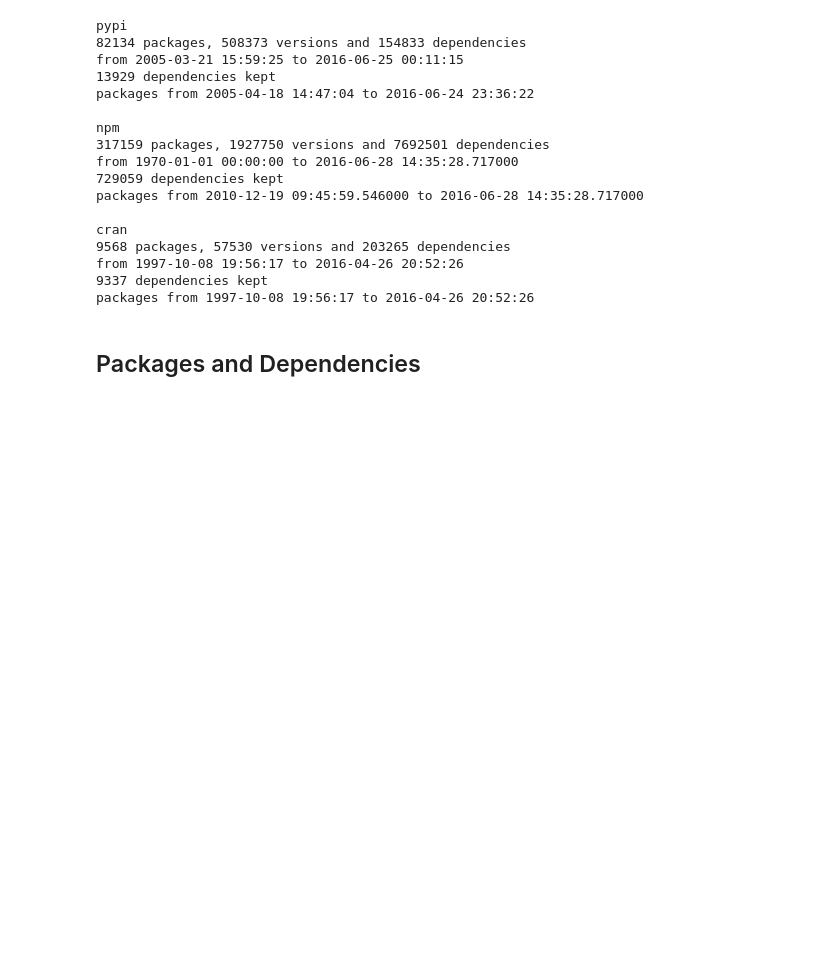
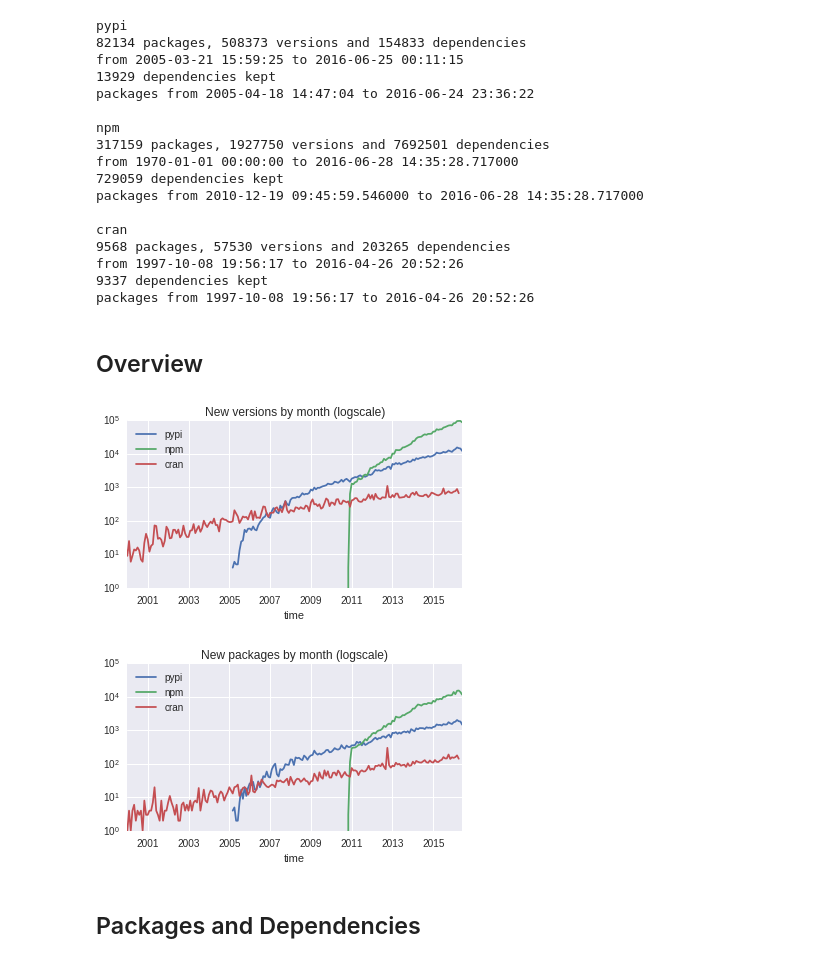
Before and after one commit to maelick/ecos-analysis, a Jupyter notebook: WEA2016-ecos/notebook/Ecosystem graphs.ipynb, the cells around one changed output. Saved outputs shown, nothing was run; the diff lists cells and outputs as text; code cells hidden in the pictures; blank space fills up the shorter version.

```diff
--- a/WEA2016-ecos/notebook/Ecosystem graphs.ipynb
+++ b/WEA2016-ecos/notebook/Ecosystem graphs.ipynb
@@ -24,6 +24,10 @@ def savefig(fig, name):
     return fig.savefig('../figures/{}.pdf'.format(name), bbox_inches='tight')
 # %%
 graphs = OrderedDict()
+df_all_packages = OrderedDict()
+df_packages = OrderedDict()
+df_all_deps = OrderedDict()
+df_deps = OrderedDict()
 
 for ecos in ecosystems:
     with gzip.GzipFile('../../{}/data/packages.csv.gz'.format(ecos)) as f:
@@ -38,16 +42,22 @@ for ecos in ecosystems:
           len(deps), 'dependencies')
     print('from', min(packages.time), 'to', max(packages.time))
 
+    df_all_packages[ecos] = packages
+    df_all_deps[ecos] = deps
+
     # Take latest version of each package
     packages = packages.sort_values('time').groupby(level=0, sort=False).tail(1)
     deps = packages.merge(deps, how='inner', left_index=True, right_on=['package', 'version']).dropna()
 
     print(len(deps), 'dependencies kept')
-    print('packages from', min(packages.time), 'to', max(packages.time))
+    print('packages from', packages.time.min(), 'to', packages.time.max())
     print()
 
     # Filter out dependencies that are not registered packages
     deps = packages.reset_index().merge(deps, how='inner', left_on='package', right_on='dependency', suffixes=('_2', ''))
+
+    df_packages[ecos] = packages
+    df_deps[ecos] = deps
 
     # Construct graph
     graph = igraph.Graph(directed=True)
@@ -74,6 +84,50 @@ cran
 from 1997-10-08 19:56:17 to 2016-04-26 20:52:26
 9337 dependencies kept
 packages from 1997-10-08 19:56:17 to 2016-04-26 20:52:26
+# %% [markdown]
+## Overview
+# %%
+fig_v, ax_v = matplotlib.pyplot.subplots()
+fig_p, ax_p = matplotlib.pyplot.subplots()
+
+fig_v.set_size_inches(FIG_SIZE)
+fig_p.set_size_inches(FIG_SIZE)
+
+if SHOW_TITLE:
+    ax_v.set_title('New versions by month (logscale)')
+    ax_p.set_title('New packages by month (logscale)')
+
+for ecos, all_packages in df_all_packages.items():
+    df1 = (all_packages
+            .set_index('time')
+            .assign(n=1)
+            .resample('1M')
+            .sum()
+            .fillna(0)
+            .rename(columns={'n': ecos})
+          )
+    df1.plot(ax=ax_v, logy=True)
+
+    df2 = (all_packages
+            .groupby(level=0)
+            .min()
+            .set_index('time')
+            .assign(n=1)
+            .resample('1M')
+            .sum()
+            .fillna(0)
+            .rename(columns={'n': ecos})
+          )
+    df2.plot(ax=ax_p, logy=True)
+
+ax_v.set_xlim(pandas.to_datetime('2000-01-01'))
+ax_p.set_xlim(pandas.to_datetime('2000-01-01'))
+
+savefig(fig_v, 'evol_versions')
+savefig(fig_p, 'evol_packages')
+# %% [output]
+[figure, added]
+[figure, added]
 # %% [markdown]
 ## Packages and Dependencies
 # %%
```
Also changed, not shown: parts of 1 cell of this notebook, 9 other files.
